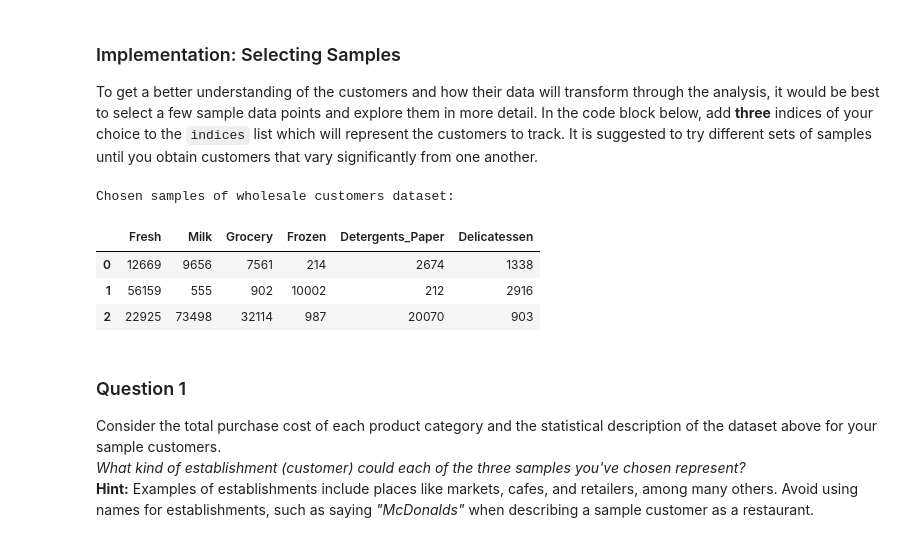
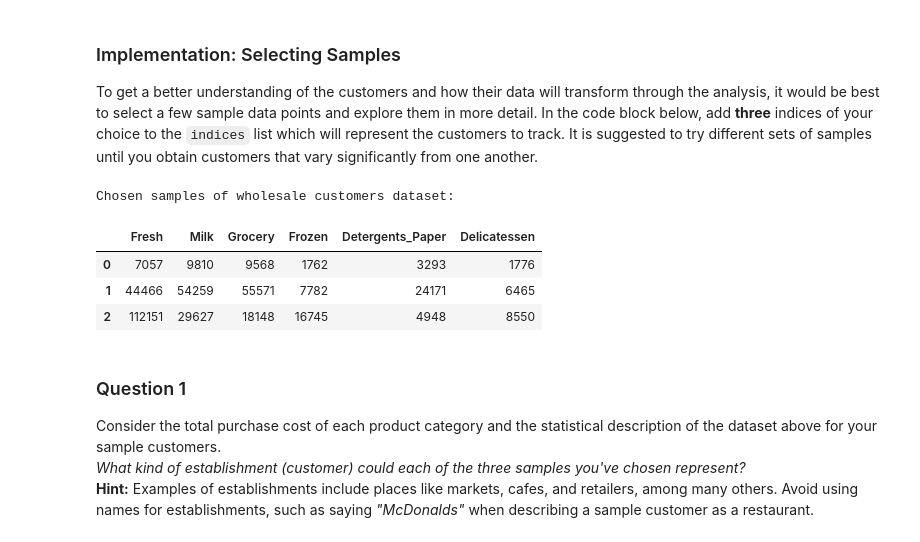
Before and after one commit to chunhuav/udacity_machinelearning, a Jupyter notebook: customer_segments/customer_segments.ipynb, the cells around one changed output. Cells and saved outputs as stored; diff of their text form; code cells hidden in the pictures.

```diff
--- a/customer_segments/customer_segments.ipynb
+++ b/customer_segments/customer_segments.ipynb
@@ -60,18 +60,18 @@ display(data.describe())
 To get a better understanding of the customers and how their data will transform through the analysis, it would be best to select a few sample data points and explore them in more detail. In the code block below, add **three** indices of your choice to the `indices` list which will represent the customers to track. It is suggested to try different sets of samples until you obtain customers that vary significantly from one another.
 # %%
 # TODO: Select three indices of your choice you wish to sample from the dataset
-indices = [0,39,86]
+indices = [1,47,181]
 
 # Create a DataFrame of the chosen samples
 samples = pd.DataFrame(data.loc[indices], columns = data.keys()).reset_index(drop = True)
 print "Chosen samples of wholesale customers dataset:"
 display(samples)
 # %% [output]
 Chosen samples of wholesale customers dataset:
 |  | Fresh | Milk | Grocery | Frozen | Detergents_Paper | Delicatessen |
-| 0 | 12669 | 9656 | 7561 | 214 | 2674 | 1338 |
-| 1 | 56159 | 555 | 902 | 10002 | 212 | 2916 |
-| 2 | 22925 | 73498 | 32114 | 987 | 20070 | 903 |
+| 0 | 7057 | 9810 | 9568 | 1762 | 3293 | 1776 |
+| 1 | 44466 | 54259 | 55571 | 7782 | 24171 | 6465 |
+| 2 | 112151 | 29627 | 18148 | 16745 | 4948 | 8550 |
 # %% [markdown]
 ### Question 1
 Consider the total purchase cost of each product category and the statistical description of the dataset above for your sample customers.
```
Also changed, not shown: parts of 25 cells of this notebook.
